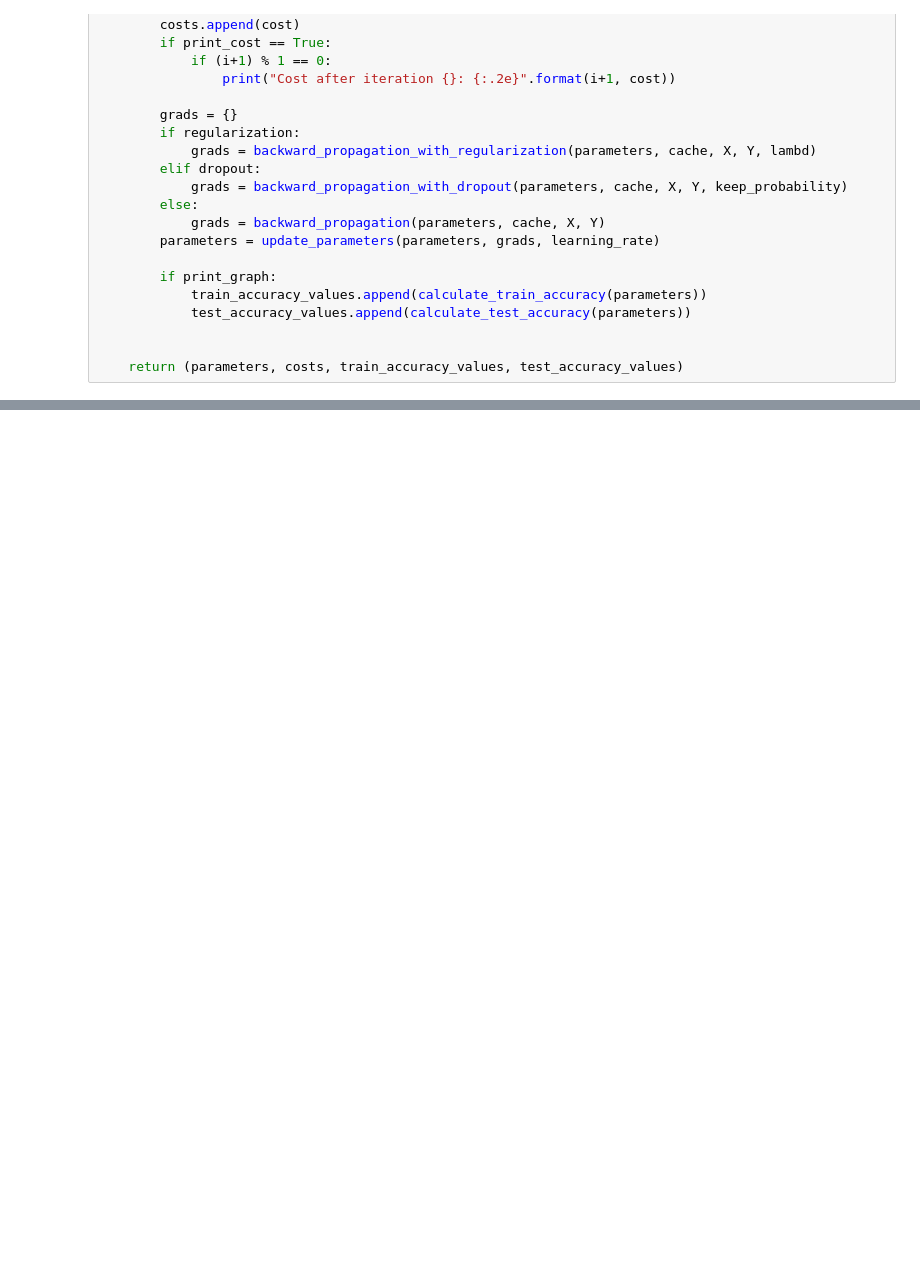
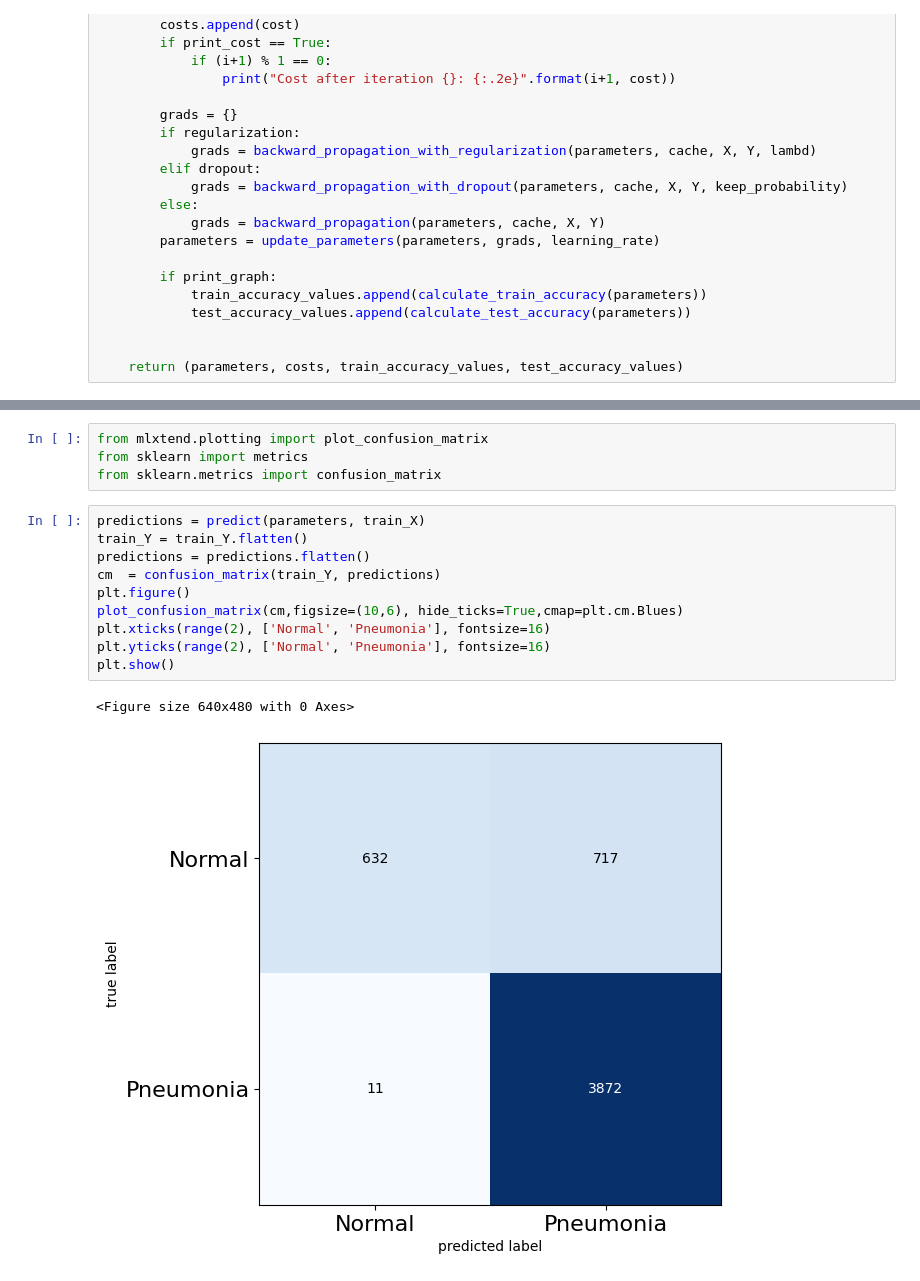
Before and after one commit to leeeaaa/PneumoniaDetection, a Jupyter notebook: PneumoniaDetection.ipynb, the cells around one changed output, grey strips where cells are left out. Saved outputs shown, nothing was run; the diff lists cells and outputs as text; blank space fills up the shorter version.

Commit message:
add confusion matrix

```diff
--- a/PneumoniaDetection.ipynb
+++ b/PneumoniaDetection.ipynb
@@ -557,0 +598,17 @@ plt.show()
+# %%
+from mlxtend.plotting import plot_confusion_matrix
+from sklearn import metrics
+from sklearn.metrics import confusion_matrix
+# %%
+predictions = predict(parameters, train_X)
+train_Y = train_Y.flatten()
+predictions = predictions.flatten()
+cm  = confusion_matrix(train_Y, predictions)
+plt.figure()
+plot_confusion_matrix(cm,figsize=(10,6), hide_ticks=True,cmap=plt.cm.Blues)
+plt.xticks(range(2), ['Normal', 'Pneumonia'], fontsize=16)
+plt.yticks(range(2), ['Normal', 'Pneumonia'], fontsize=16)
+plt.show()
+# %% [output]
+<Figure size 640x480 with 0 Axes>
+[figure, added]
```
Also changed, not shown: parts of 3 cells of this notebook.
